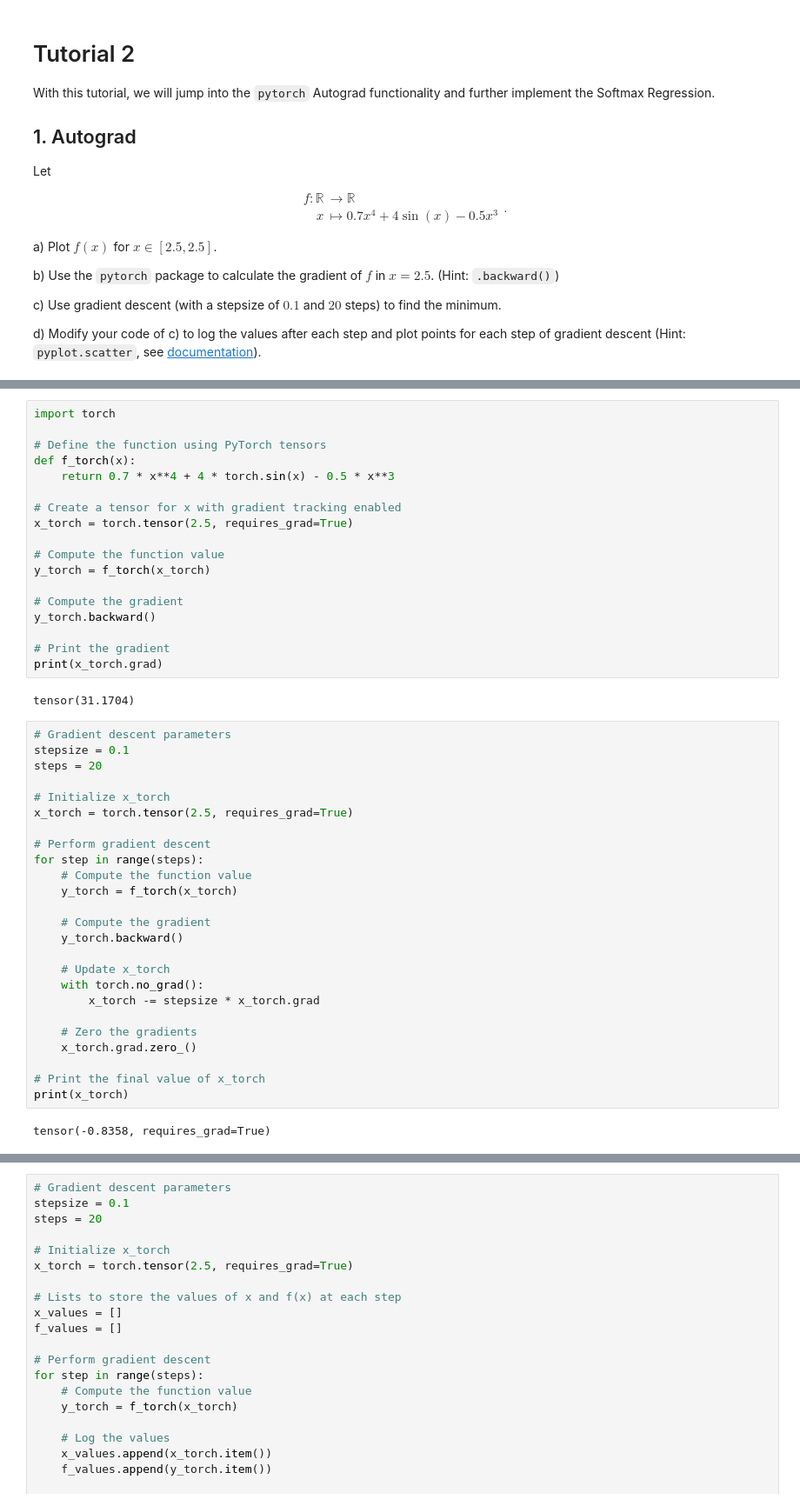
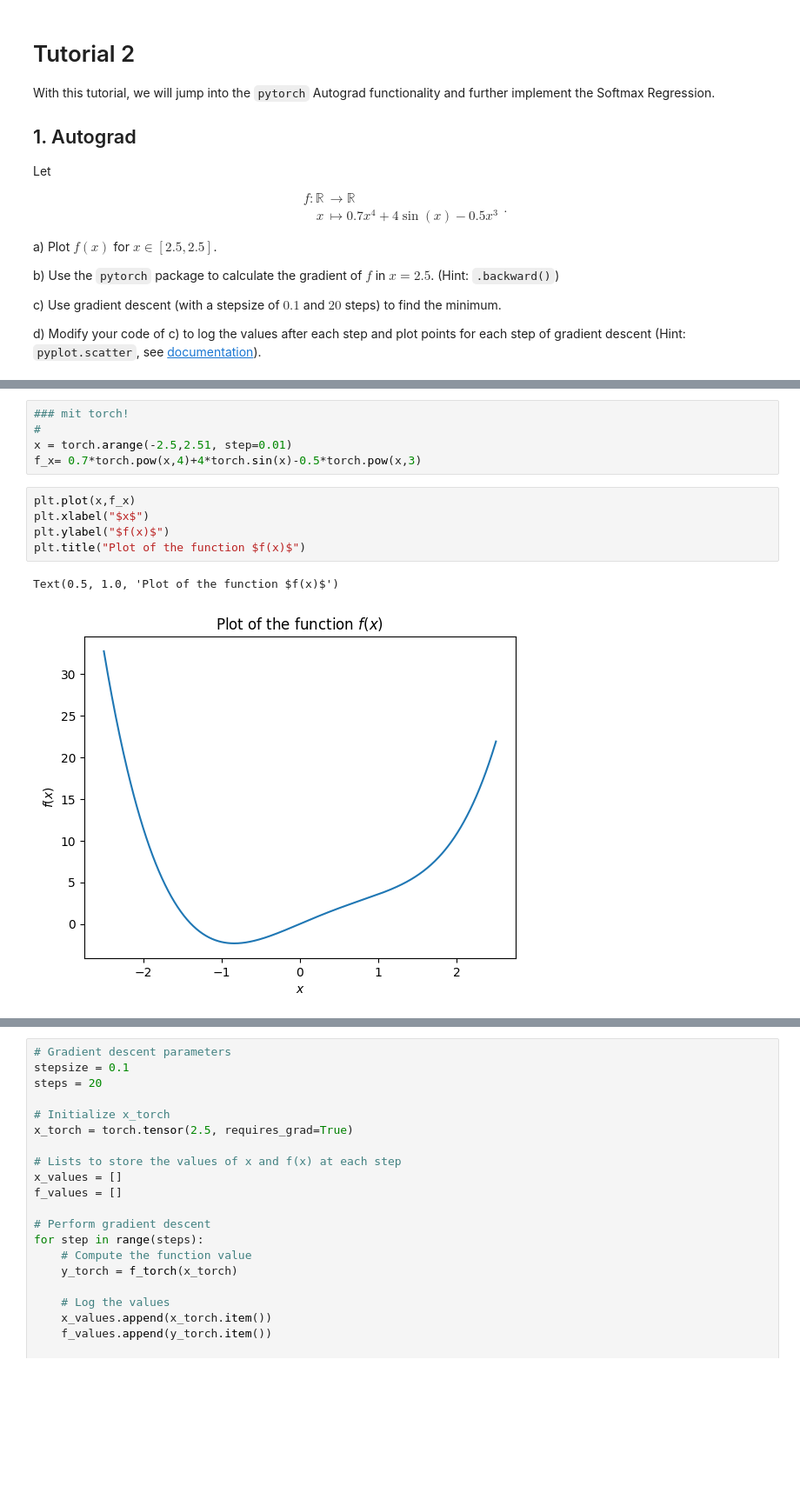
Before and after one commit to VinKKAP/Introduction-to-Deep-Learning, a Jupyter notebook: Tutorials/tutorial_2.ipynb, the cells around one changed output, grey strips where cells are left out. Shown: that part at 87% size. Cells and saved outputs as stored; diff of their text form; blank space fills up the shorter version.

```diff
--- a/Tutorials/tutorial_2.ipynb
+++ b/Tutorials/tutorial_2.ipynb
@@ -46,47 +46,13 @@ plt.show()
-# %%
-import torch
-
-# Define the function using PyTorch tensors
-def f_torch(x):
-    return 0.7 * x**4 + 4 * torch.sin(x) - 0.5 * x**3
-
-# Create a tensor for x with gradient tracking enabled
-x_torch = torch.tensor(2.5, requires_grad=True)
-
-# Compute the function value
-y_torch = f_torch(x_torch)
-
-# Compute the gradient
-y_torch.backward()
-
-# Print the gradient
-print(x_torch.grad)
-# %% [output]
-tensor(31.1704)
-# %%
-# Gradient descent parameters
-stepsize = 0.1
-steps = 20
-
-# Initialize x_torch
-x_torch = torch.tensor(2.5, requires_grad=True)
-
-# Perform gradient descent
-for step in range(steps):
-    # Compute the function value
-    y_torch = f_torch(x_torch)
-
-    # Compute the gradient
-    y_torch.backward()
-
-    # Update x_torch
-    with torch.no_grad():
-        x_torch -= stepsize * x_torch.grad
-
-    # Zero the gradients
-    x_torch.grad.zero_()
-
-# Print the final value of x_torch
-print(x_torch)
-# %% [output]
-tensor(-0.8358, requires_grad=True)
+# %%
+### mit torch!
+#
+x = torch.arange(-2.5,2.51, step=0.01)
+f_x= 0.7*torch.pow(x,4)+4*torch.sin(x)-0.5*torch.pow(x,3)
+# %%
+plt.plot(x,f_x)
+plt.xlabel("$x$")
+plt.ylabel("$f(x)$")
+plt.title("Plot of the function $f(x)$")
+# %% [output]
+Text(0.5, 1.0, 'Plot of the function $f(x)$')
+[figure, added]
```
Also changed, not shown: parts of 6 cells of this notebook, 1 other file.
